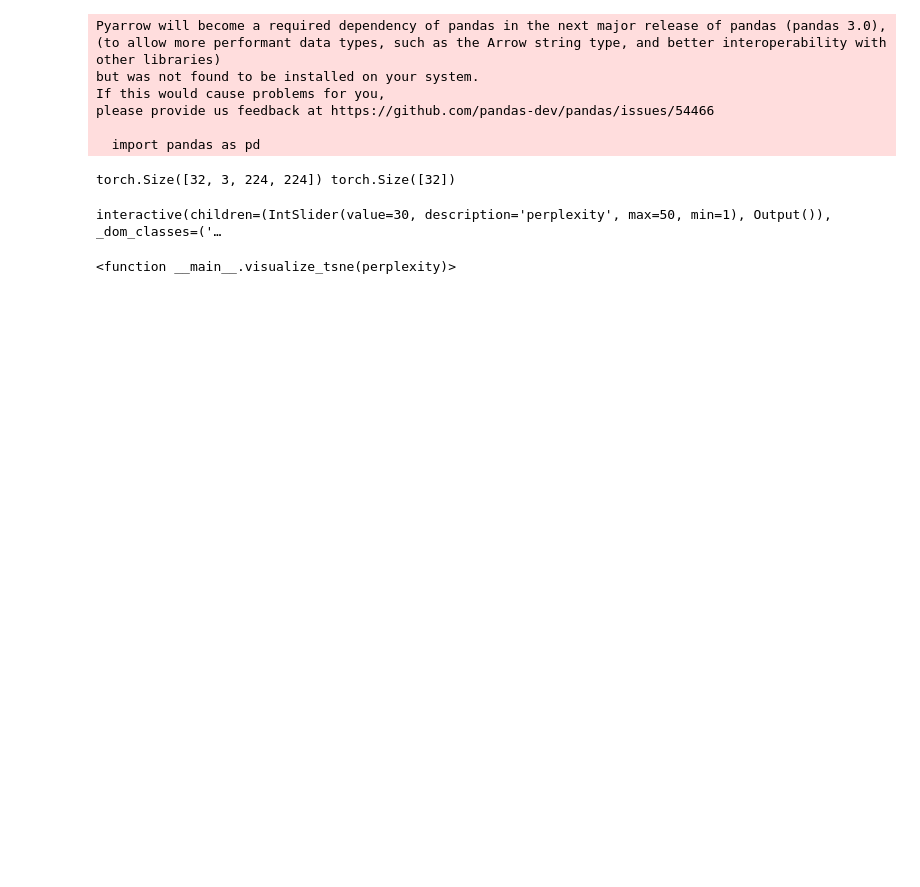
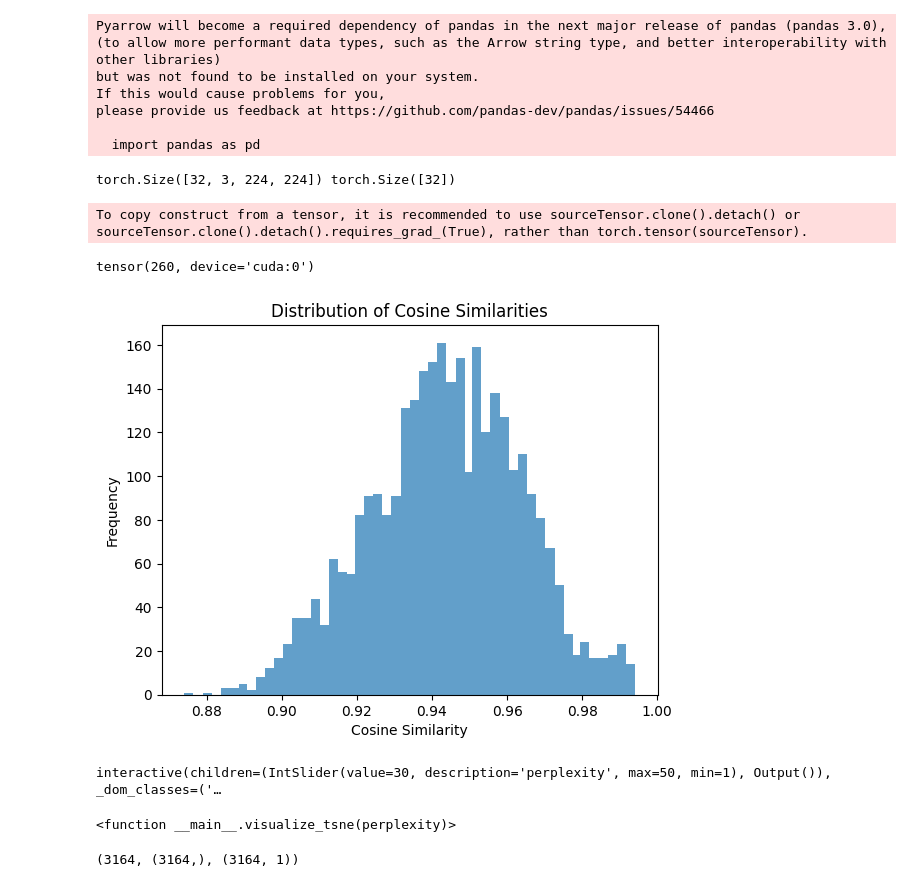
Before and after one commit to thomas0829/franka_control, a Jupyter notebook: notebooks/viz_tsne.ipynb, the cells around one changed output. Cells and saved outputs as stored; diff of their text form; code cells hidden in the pictures; blank space fills up the shorter version.

```diff
--- a/notebooks/viz_tsne.ipynb
+++ b/notebooks/viz_tsne.ipynb
@@ -93,14 +93,14 @@ class HDF5Dataset(Dataset):
 datasets_path = [
     # "/home/weirdlab/Projects/polymetis_franka/data/0520_redblock_400_blocking",
     # "/home/weirdlab/Projects/polymetis_franka/data/pick_red_cube_rnd_1k_dr",
-    "/home/weirdlab/Projects/polymetis_franka/data/pick_language_cube_500_blocking"
+    "/home/weirdlab/Projects/polymetis_franka/data/red_blue_cube_20x20_1k"
 ]
 file_name = "demos.hdf5"
 img_key = "front_rgb"
 n_samples = 100
 
 dataset = HDF5Dataset(datasets_path, file_name, img_key, n_samples, label_key="language_instruction")
-dataloader = DataLoader(dataset, batch_size=32, shuffle=True)
+dataloader = DataLoader(dataset, batch_size=32, shuffle=False)
 
 for img, label in dataloader:
     print(img.shape, label.shape)
@@ -144,6 +144,28 @@ transform = transforms.Compose([
 # dataloader = DataLoader(dataset, batch_size=batch_size, shuffle=False)
 
 features, labels, images = get_features_and_images(model, dataloader, embedding)
+# %%
+features_torch = torch.tensor(features).to(device)
+ref_embed = features_torch[:1] / features_torch[:1].norm(dim=1, keepdim=True)
+feat_embed = features_torch[1:] / features_torch[1:].norm(dim=1, keepdim=True)
+
+cosine_similarities = torch.matmul(feat_embed, ref_embed.T)
+# %% [output]
+To copy construct from a tensor, it is recommended to use sourceTensor.clone().detach() or sourceTensor.clone().detach().requires_grad_(True), rather than torch.tensor(sourceTensor).
+# %%
+torch.sum(cosine_similarities > 0.97)
+# %% [output]
+tensor(260, device='cuda:0')
+# %%
+import matplotlib.pyplot as plt
+
+plt.hist(cosine_similarities.cpu().numpy(), bins=50, alpha=0.7)
+plt.title('Distribution of Cosine Similarities')
+plt.xlabel('Cosine Similarity')
+plt.ylabel('Frequency')
+plt.show()
+# %% [output]
+[figure, added]
 # %%
 from sklearn.manifold import TSNE
 import matplotlib.pyplot as plt
@@ -170,6 +193,13 @@ interact(visualize_tsne, perplexity=IntSlider(min=1, max=50, step=1, value=30))
 # %% [output]
 interactive(children=(IntSlider(value=30, description='perplexity', max=50, min=1), Output()), _dom_classes=('…
 <function __main__.visualize_tsne(perplexity)>
+# %%
+perplexity = 30
+tsne = TSNE(n_components=2, perplexity=perplexity, learning_rate=10)
+X_tsne = tsne.fit_transform(features)
+len(images[1:]), X_tsne[1:, 0].shape, cosine_similarities.cpu().numpy().shape
+# %% [output]
+(3164, (3164,), (3164, 1))
 # %%
 from jupyter_dash import JupyterDash
 from dash import dcc, html, Input, Output, State, no_update
```
Also changed, not shown: parts of 2 cells of this notebook, 12 other files.
